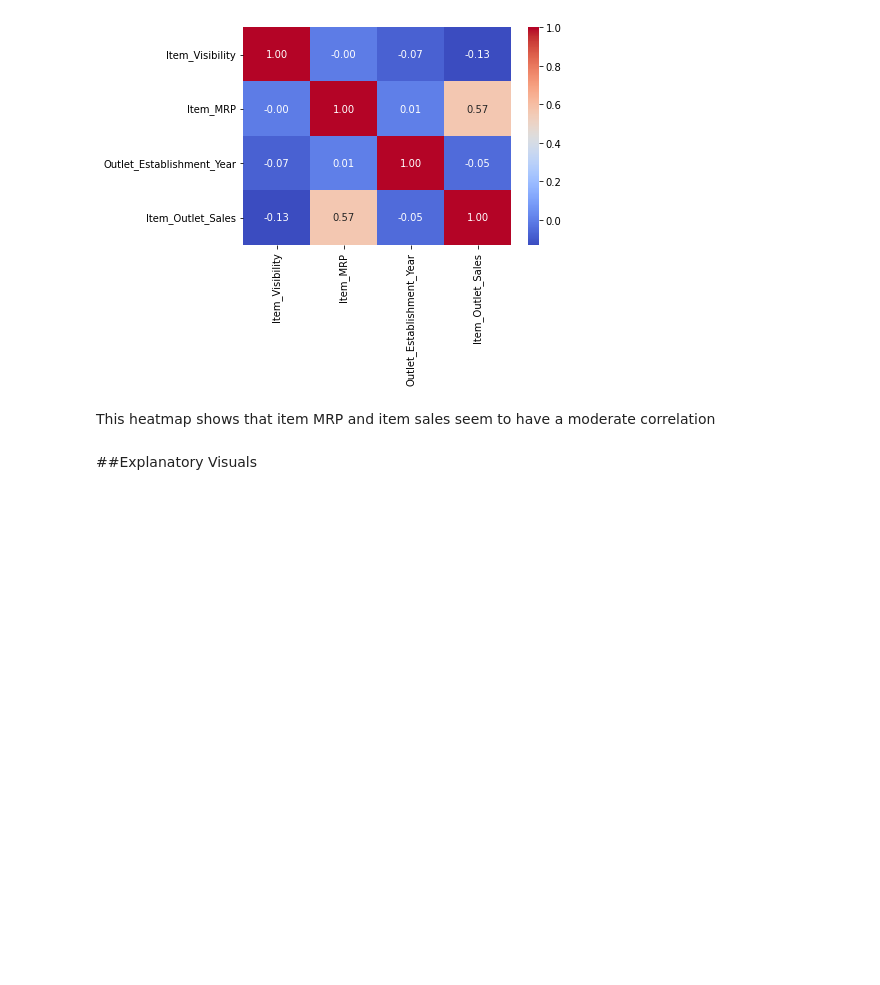
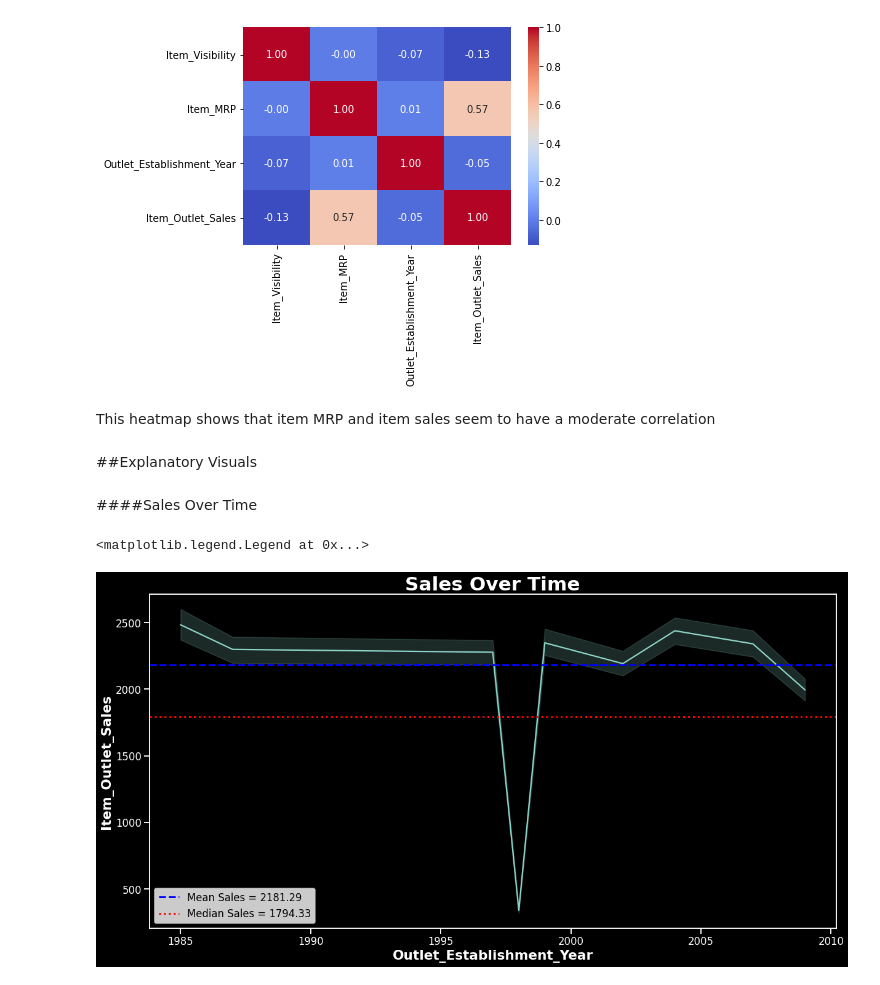
Before and after one commit to Josh-XS/Sales-predictions, a Jupyter notebook: sales_predictions.ipynb, the cells around one changed output. Saved outputs shown, nothing was run; the diff lists cells and outputs as text; code cells hidden in the pictures; blank space fills up the shorter version.

```diff
--- a/sales_predictions.ipynb
+++ b/sales_predictions.ipynb
@@ -430,3 +430,40 @@ sns.heatmap(corr, cmap='coolwarm', annot=True, fmt='.2f')
 This heatmap shows that item MRP and item sales seem to have a moderate correlation
 # %% [markdown]
 ##Explanatory Visuals
+# %% [markdown]
+####Sales Over Time
+# %%
+#set plot size and style
+with plt.style.context('dark_background'):
+  fig, ax = plt.subplots(figsize = (20,10))
+
+#create lineplot and title
+  sns.lineplot(data = df, x = 'Outlet_Establishment_Year', y = 'Item_Outlet_Sales')
+  sns.set_context('talk')
+  ax.set_title('Sales Over Time',
+             fontfamily = 'sans',
+             fontsize = 'xx-large',
+             fontweight = 'bold');
+
+#change x and y axis font
+ax.set_xlabel(ax.xaxis.get_label().get_text(),
+    fontsize='large',
+    fontweight = 'semibold')
+ax.set_ylabel(ax.yaxis.get_label().get_text(),
+    fontsize='large',
+    fontweight = 'semibold')
+
+#create median and mean lines
+mean_sales = df['Item_Outlet_Sales'].mean()
+ax.axhline(mean_sales, color = 'b', ls = '--', lw = 3,
+           label = f'Mean Sales = {mean_sales:.2f}');
+
+med_sales = df['Item_Outlet_Sales'].median()
+ax.axhline(med_sales, color = 'r', ls = ':', lw = 3,
+           label = f'Median Sales = {med_sales:.2f}');
+
+#create legend
+ax.legend()
+# %% [output]
+<matplotlib.legend.Legend at 0x...>
+[figure, added]
```
Also changed, not shown: parts of 4 cells of this notebook.
